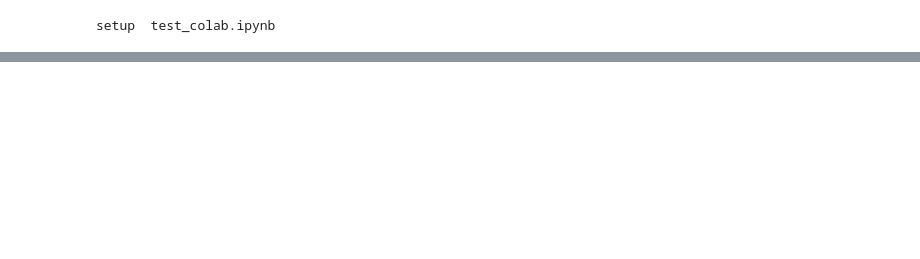
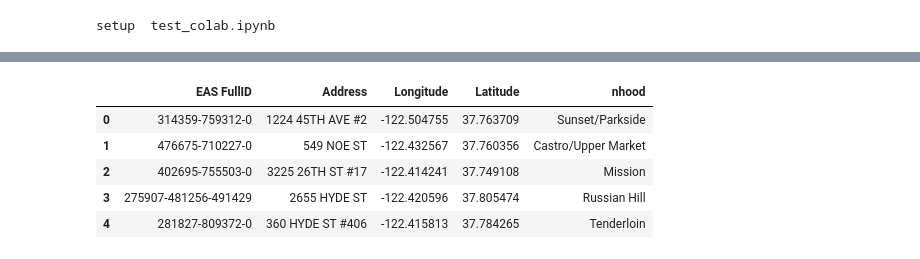
Before and after one commit to aldenbarnes/structure_properties_fall_2026, a Jupyter notebook: Code/test_colab.ipynb, the cells around one changed output, grey strips where cells are left out. Drawn from its saved outputs; the diff is of its cells as text; code cells hidden in the pictures; blank space fills up the shorter version.

```diff
--- a/Code/test_colab.ipynb
+++ b/Code/test_colab.ipynb
@@ -24,0 +59,11 @@ setup  test_colab.ipynb
+# %%
+# lets save the useful columns
+df_useful = df[['EAS FullID', 'Address', 'Longitude', 'Latitude', 'nhood']]
+df_useful.head() # .head gives the first few rows
+# %% [output]
+|  | EAS FullID | Address | Longitude | Latitude | nhood |
+| 0 | 314359-759312-0 | 1224 45TH AVE #2 | -122.504755 | 37.763709 | Sunset/Parkside |
+| 1 | 476675-710227-0 | 549 NOE ST | -122.432567 | 37.760356 | Castro/Upper Market |
+| 2 | 402695-755503-0 | 3225 26TH ST #17 | -122.414241 | 37.749108 | Mission |
+| 3 | 275907-481256-491429 | 2655 HYDE ST | -122.420596 | 37.805474 | Russian Hill |
+| 4 | 281827-809372-0 | 360 HYDE ST #406 | -122.415813 | 37.784265 | Tenderloin |
```
Also changed, not shown: parts of 9 cells of this notebook.
